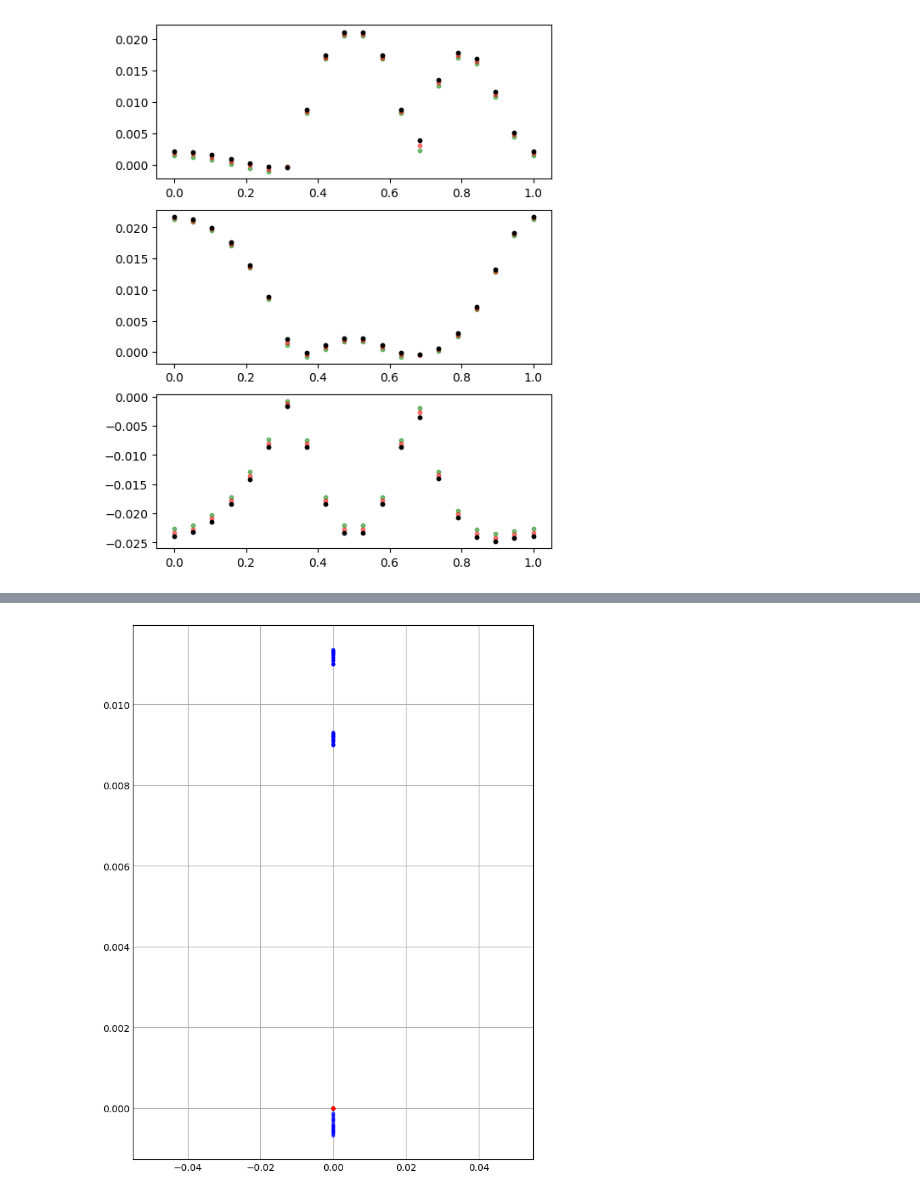
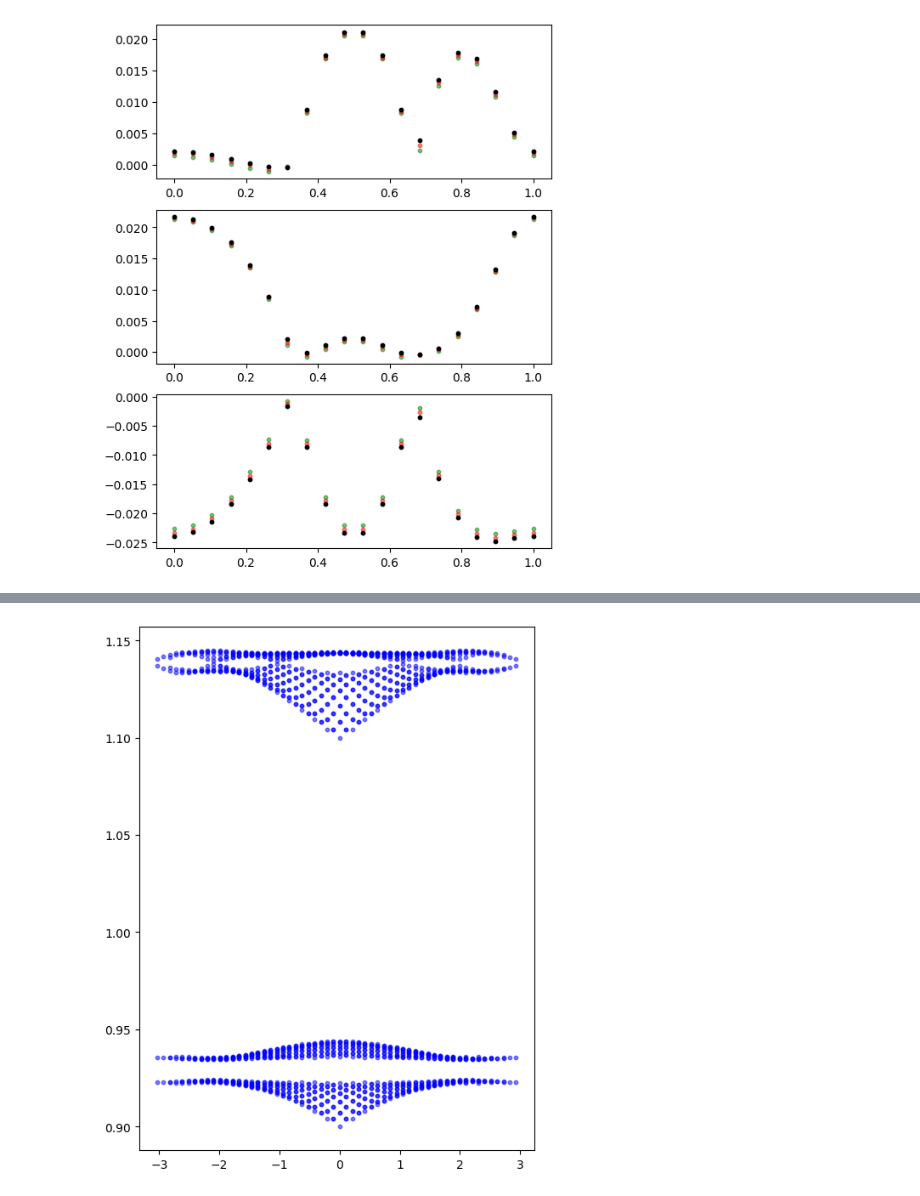
Before and after one commit to ChriGomm/master, a Jupyter notebook: numerics/dip_dip.ipynb, the cells around one changed output, grey strips where cells are left out. Saved outputs shown, nothing was run; the diff lists cells and outputs as text; code cells hidden in the pictures.

```diff
--- a/numerics/dip_dip.ipynb
+++ b/numerics/dip_dip.ipynb
@@ -1040,11 +961,3 @@ eigvals2  = np.load('coulomb_eig_comparison/eig_gridsize25.npy')
 # np.save('coulomb_eig_comparison/eig_gridsize25.npy', eigvals5)
 # np.save('coulomb_eig_comparison/eig_gridsize9.npy', eigvals3)
 # np.save('coulomb_eig_comparison/eig_gridsize15.npy', eigvals4)
-# %%
-fig, ax = plt.subplots(1,1,figsize=(6, 8))
-for i in range(eigvals5.shape[0]): # /np.max(np.real(eigs[i]))*np.max(np.real(eigvals2[i])),
-    for j in range(eigvals5.shape[1]):
-        ax.scatter(t[i],eigvals2[i,j]/np.max(eigvals2[j])*np.max(eigvals5[j]),color='green', s=10, alpha=0.5)
-        # ax.scatter(t[i],eigvals3[i,j],color='red', s=10, alpha=0.5)
-        ax.scatter(t[i],eigvals5[i,j],color='0',s=10)
-plt.show()
@@ -1072,11 +983,12 @@ k_index = np.arange(-grid_size//2,grid_size//2)/grid_size
 eigenvals = np.zeros((6,grid_size,grid_size))
 eigenvals2 = np.zeros((3,grid_size,grid_size))
 kx = np.zeros((grid_size,grid_size))
-def wrap_kx(i,j,m):
-    i -= grid_size//2
-    j -= grid_size//2
-    k = i/grid_size * k1 + j/grid_size * k2
-    dmat = D_mat(k,bare_interaction_coulomb,bare_interaction_coulomb_onsite,grid_size)
+def wrap_kx(i,j,grid_sizek,real_grid_size):
+    i -= grid_sizek//2
+    j -= grid_sizek//2
+    k = i/grid_sizek * k1 + j/grid_sizek * k2
+    dmat = extended_ABgrid_mat(k,bare_interaction_coulomb,bare_interaction_coulomb_onsite,real_grid_size)
+    # dmat = D_mat(k,bare_interaction_coulomb,bare_interaction_coulomb_onsite,grid_size)
     eigvals, eigvecs = np.linalg.eig(dmat)
     return sorted(np.real(eigvals[:]) )
 
@@ -1085,7 +997,7 @@ for i in range(-grid_size//2,grid_size//2):
 
         k = i/grid_size * k1 + j/grid_size * k2
         kx[i,j] = k[0]
-        dmat = D_mat(k,bare_interaction_coulomb,bare_interaction_coulomb_onsite,grid_size)
+        dmat = D_mat(k,bare_interaction_coulomb,bare_interaction_coulomb_onsite,60)
         # dmat = D_mat(k)
         # dmat = D_mat(k,bare_interaction_coulomb,no_onsite_interaction,40)
         # dmat3 = D_mat_nn(k)
@@ -1105,11 +1017,13 @@ for i in range(-grid_size//2,grid_size//2):
         # eigvals2, eigvecs2 = np.linalg.eig(dmat2)
         # eigs = sort_eigenvalues(eigvals, eigvecs)
         # eigenvals2[:, i, j] = sorted(np.real(eigvals2[:]) )
+
+# eigenvals = parallel_for([grid_size,grid_size],wrap_kx,15,25)
 for h in range(2,6):
     for j in range(grid_size):
 
             ax.scatter(kx[:,j], eigenvals[h, :, j], color='blue', s=10, alpha=0.5)
-        #     ax.scatter(2/np.pi/np.sqrt(3)*k_index, eigenvals2[h, :, j], color='red', s=10, alpha=0.5)
+            # ax.scatter(2/np.pi/np.sqrt(3)*k_index, eigenvals2[h, :, j], color='red', s=10, alpha=0.5)
 
 plt.show()
 
@@ -1144,21 +1049,26 @@ pd.DataFrame(D_mat(np.zeros(3),bare_interaction_coulomb,bare_interaction_coulomb
 # %%
 fig, ax  = plt.subplots(figsize=(6, 8))
-for i in range(grid_size):
+for h in range(2,6):
     for j in range(grid_size):
-        k = i/grid_size * k1 + j/grid_size * k2
-        for h in range(3):
-            ax.scatter(k[0], eigenvals[h, i, j], color='blue', s=10, alpha=0.5)
-            ax.scatter(k[0], eigenvals2[h, i, j], color='red', s=10, alpha=0.5)
 
+            ax.scatter(kx[:,j], eigenvals[h, :, j], color='blue', s=10, alpha=0.5)
 plt.show()
+# for i in range(grid_size):
+#     for j in range(grid_size):
+#         k = i/grid_size * k1 + j/grid_size * k2
+#         for h in range(3):
+#             ax.scatter(k[0], eigenvals[h, i, j], color='blue', s=10, alpha=0.5)
+#             ax.scatter(k[0], eigenvals2[h, i, j], color='red', s=10, alpha=0.5)
+
+# plt.show()
 # for i in range(grid_size):
 #     for j in range(grid_size):
 #         for h in range(2):
 #             ax.scatter(2/np.pi/np.sqrt(3)*k_index[i], eigenvals[h, i, j], color='blue', s=10, alpha=0.5)
 
 # plt.show()
 # %% [output]
-[figure, old version]
+[figure, new version]
 # %%
 from matplotlib import cm
 
```
Also changed, not shown: parts of 13 cells of this notebook.
